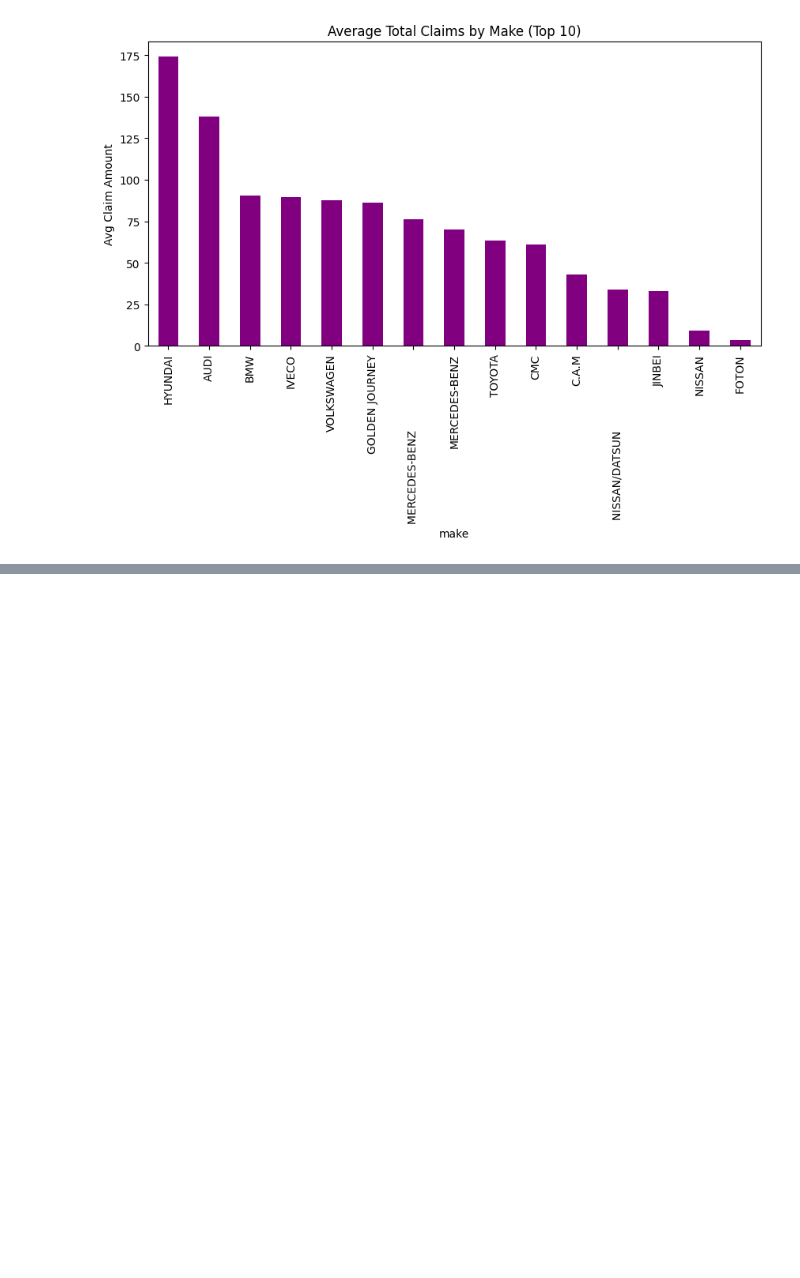
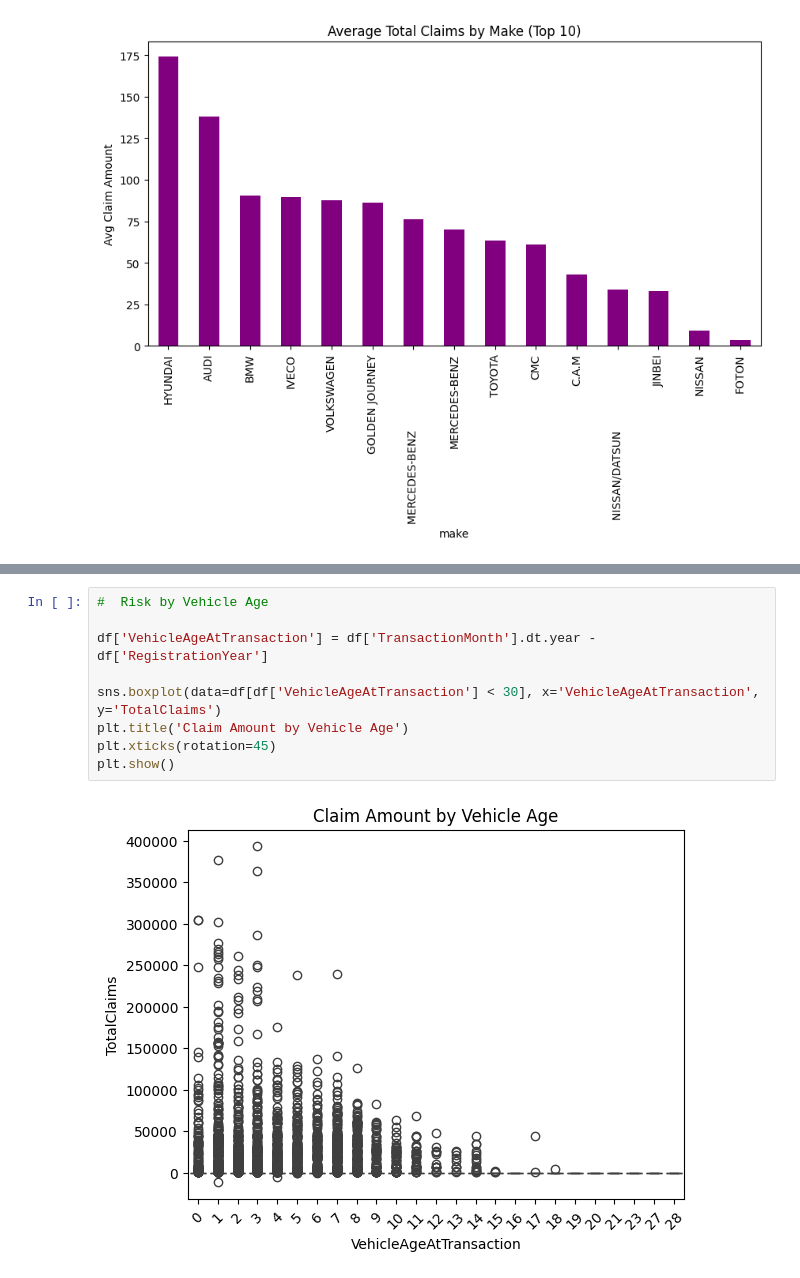
Before and after one commit to AmhaBK/insurance-risk-analytics, a Jupyter notebook: notebooks/eda.ipynb, the cells around one changed output, grey strips where cells are left out. Saved outputs shown, nothing was run; the diff lists cells and outputs as text; blank space fills up the shorter version.

```diff
--- a/notebooks/eda.ipynb
+++ b/notebooks/eda.ipynb
@@ -243,0 +254,11 @@ plt.show()
+# %%
+#  Risk by Vehicle Age
+
+df['VehicleAgeAtTransaction'] = df['TransactionMonth'].dt.year - df['RegistrationYear']
+
+sns.boxplot(data=df[df['VehicleAgeAtTransaction'] < 30], x='VehicleAgeAtTransaction', y='TotalClaims')
+plt.title('Claim Amount by Vehicle Age')
+plt.xticks(rotation=45)
+plt.show()
+# %% [output]
+[figure, added]
```
Also changed, not shown: parts of 3 cells of this notebook, 4 other files.
